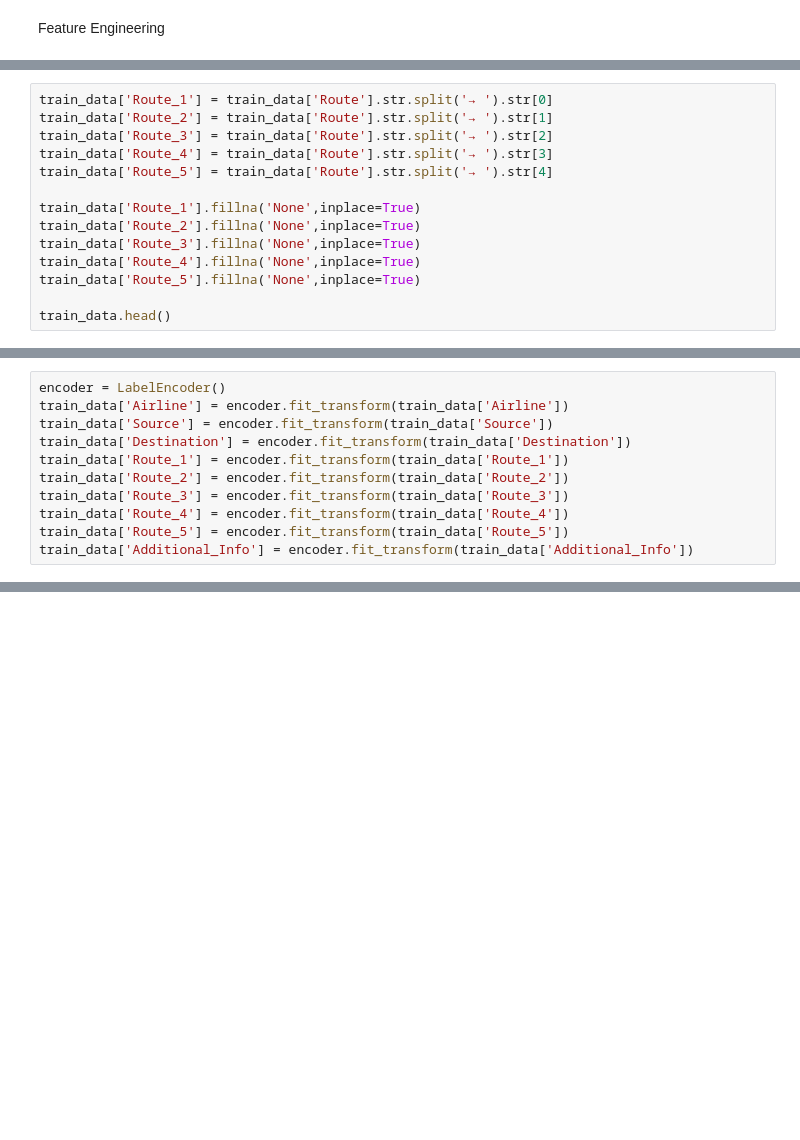
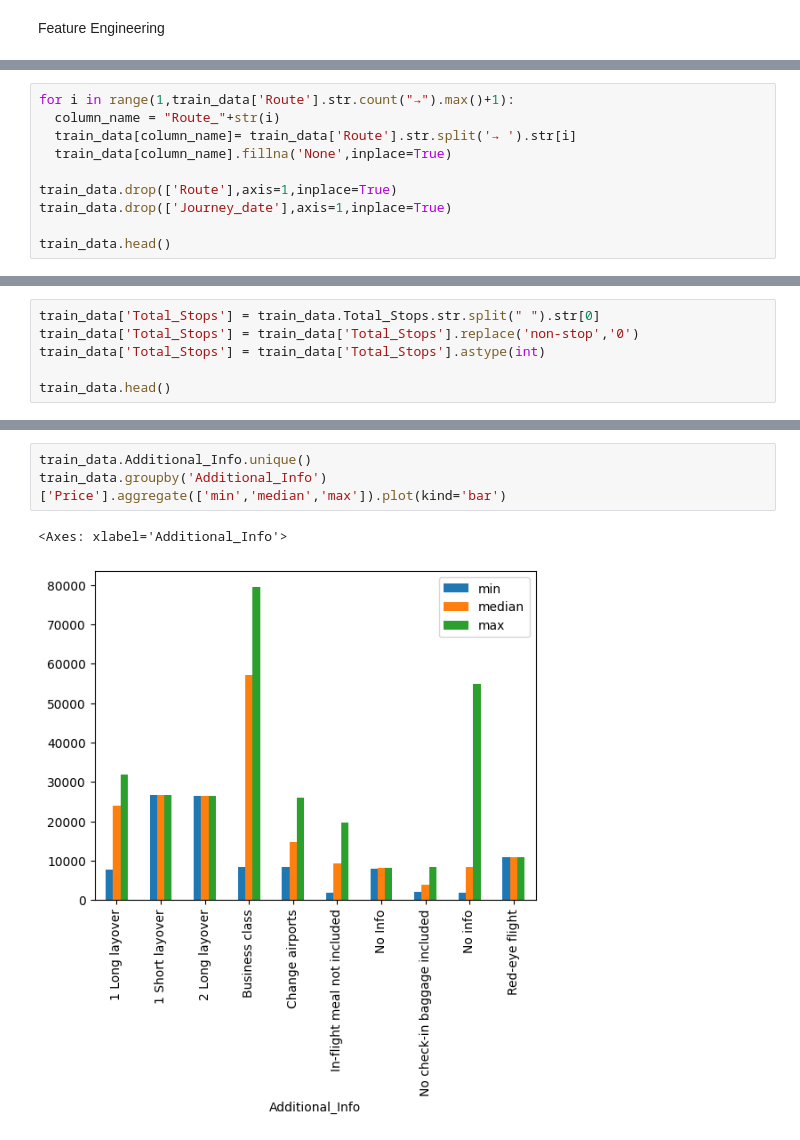
Before and after one commit to venkatesh-manikumar/Datascience-Assignments, a Jupyter notebook: Predict_The_Flight_Ticket_Price_Hackathon.ipynb, the cells around one changed output, grey strips where cells are left out. Drawn from its saved outputs; the diff is of its cells as text; blank space fills up the shorter version.

```diff
--- a/Predict_The_Flight_Ticket_Price_Hackathon.ipynb
+++ b/Predict_The_Flight_Ticket_Price_Hackathon.ipynb
@@ -159,14 +97,0 @@ dtype: int64
-# %%
-train_data['Route_1'] = train_data['Route'].str.split('→ ').str[0]
-train_data['Route_2'] = train_data['Route'].str.split('→ ').str[1]
-train_data['Route_3'] = train_data['Route'].str.split('→ ').str[2]
-train_data['Route_4'] = train_data['Route'].str.split('→ ').str[3]
-train_data['Route_5'] = train_data['Route'].str.split('→ ').str[4]
-
-train_data['Route_1'].fillna('None',inplace=True)
-train_data['Route_2'].fillna('None',inplace=True)
-train_data['Route_3'].fillna('None',inplace=True)
-train_data['Route_4'].fillna('None',inplace=True)
-train_data['Route_5'].fillna('None',inplace=True)
-
-train_data.head()
@@ -181,11 +97,0 @@ train_data.head()
-# %%
-encoder = LabelEncoder()
-train_data['Airline'] = encoder.fit_transform(train_data['Airline'])
-train_data['Source'] = encoder.fit_transform(train_data['Source'])
-train_data['Destination'] = encoder.fit_transform(train_data['Destination'])
-train_data['Route_1'] = encoder.fit_transform(train_data['Route_1'])
-train_data['Route_2'] = encoder.fit_transform(train_data['Route_2'])
-train_data['Route_3'] = encoder.fit_transform(train_data['Route_3'])
-train_data['Route_4'] = encoder.fit_transform(train_data['Route_4'])
-train_data['Route_5'] = encoder.fit_transform(train_data['Route_5'])
-train_data['Additional_Info'] = encoder.fit_transform(train_data['Additional_Info'])
@@ -218,0 +139,10 @@ ValueError: ignored
+# %%
+for i in range(1,train_data['Route'].str.count("→").max()+1):
+  column_name = "Route_"+str(i)
+  train_data[column_name]= train_data['Route'].str.split('→ ').str[i]
+  train_data[column_name].fillna('None',inplace=True)
+
+train_data.drop(['Route'],axis=1,inplace=True)
+train_data.drop(['Journey_date'],axis=1,inplace=True)
+
+train_data.head()
@@ -218,0 +165,6 @@ ValueError: ignored
+# %%
+train_data['Total_Stops'] = train_data.Total_Stops.str.split(" ").str[0]
+train_data['Total_Stops'] = train_data['Total_Stops'].replace('non-stop','0')
+train_data['Total_Stops'] = train_data['Total_Stops'].astype(int)
+
+train_data.head()
@@ -218,0 +178,6 @@ ValueError: ignored
+# %%
+train_data.Additional_Info.unique()
+train_data.groupby('Additional_Info')['Price'].aggregate(['min','median','max']).plot(kind='bar')
+# %% [output]
+<Axes: xlabel='Additional_Info'>
+[figure, added]
```
Also changed, not shown: parts of 58 cells of this notebook.
